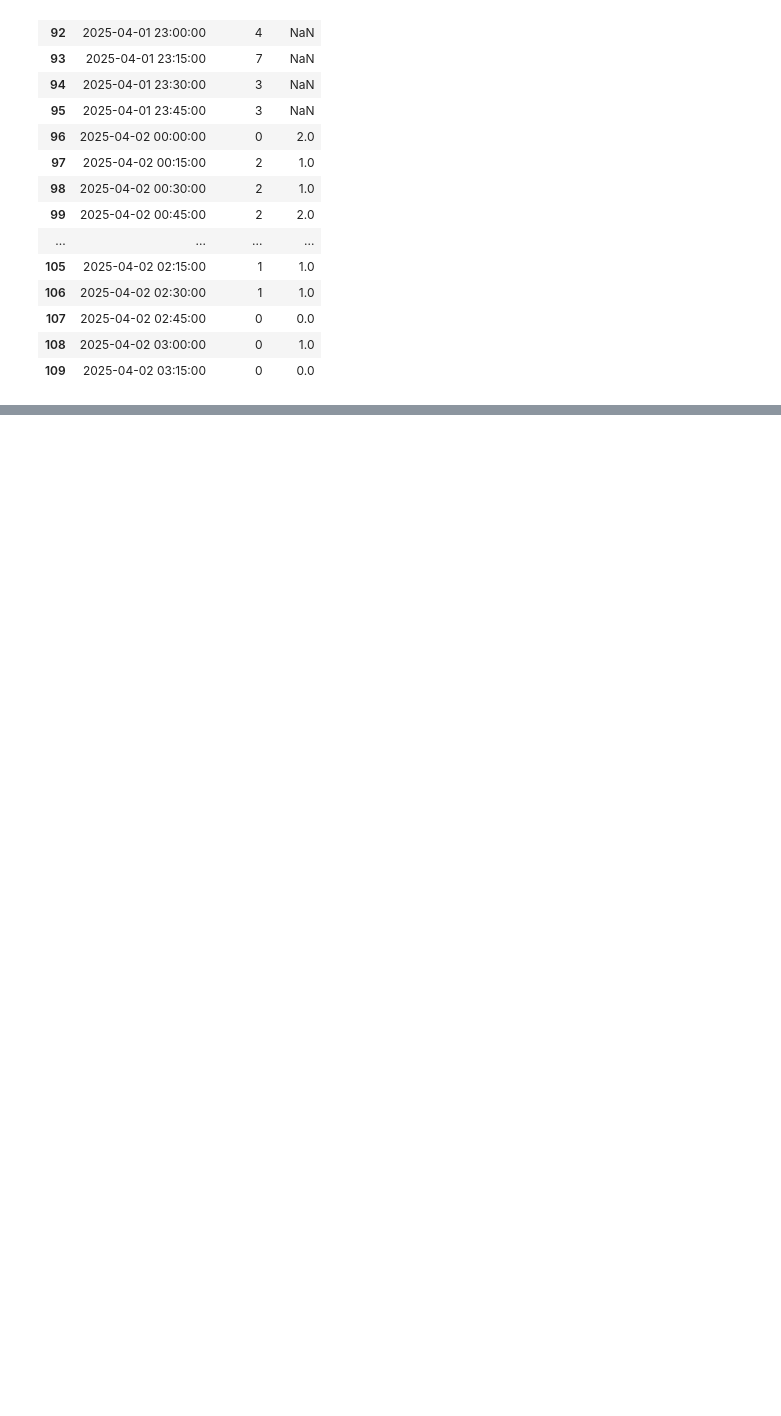
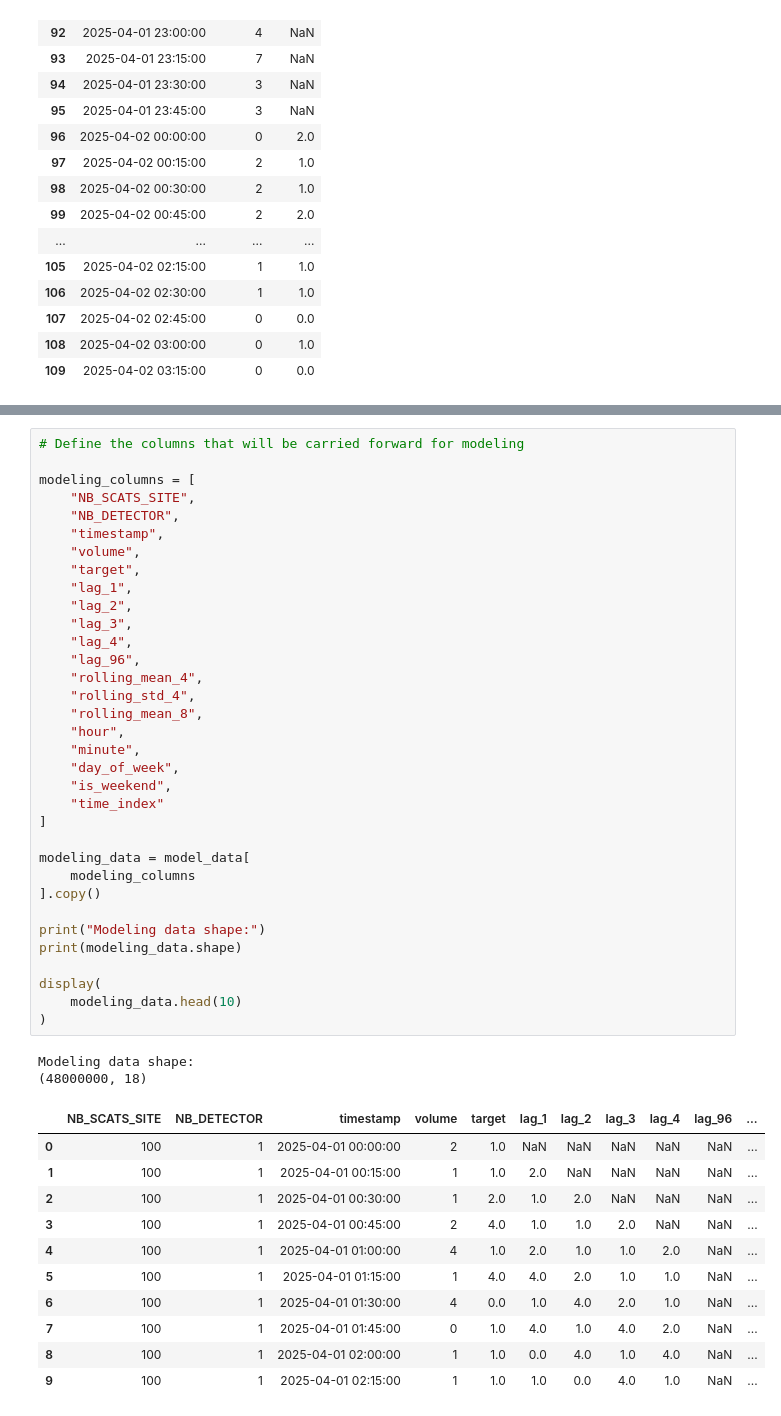
Before and after one commit to captainlevi1911/Smart_Traffic_Management, a Jupyter notebook: notebooks/03_temporal_structure.ipynb, the cells around one changed output, grey strips where cells are left out. Cells and saved outputs as stored; diff of their text form; blank space fills up the shorter version.

```diff
--- a/notebooks/03_temporal_structure.ipynb
+++ b/notebooks/03_temporal_structure.ipynb
@@ -3139,0 +3488,48 @@ The temporal analysis confirmed that:
+# %%
+# Define the columns that will be carried forward for modeling
+
+modeling_columns = [
+    "NB_SCATS_SITE",
+    "NB_DETECTOR",
+    "timestamp",
+    "volume",
+    "target",
+    "lag_1",
+    "lag_2",
+    "lag_3",
+    "lag_4",
+    "lag_96",
+    "rolling_mean_4",
+    "rolling_std_4",
+    "rolling_mean_8",
+    "hour",
+    "minute",
+    "day_of_week",
+    "is_weekend",
+    "time_index"
+]
+
+modeling_data = model_data[
+    modeling_columns
+].copy()
+
+print("Modeling data shape:")
+print(modeling_data.shape)
+
+display(
+    modeling_data.head(10)
+)
+# %% [output]
+Modeling data shape:
+(48000000, 18)
+|  | NB_SCATS_SITE | NB_DETECTOR | timestamp | volume | target | lag_1 | lag_2 | lag_3 | lag_4 | lag_96 | ... |
+| 0 | 100 | 1 | 2025-04-01 00:00:00 | 2 | 1.0 | NaN | NaN | NaN | NaN | NaN | ... |
+| 1 | 100 | 1 | 2025-04-01 00:15:00 | 1 | 1.0 | 2.0 | NaN | NaN | NaN | NaN | ... |
+| 2 | 100 | 1 | 2025-04-01 00:30:00 | 1 | 2.0 | 1.0 | 2.0 | NaN | NaN | NaN | ... |
+| 3 | 100 | 1 | 2025-04-01 00:45:00 | 2 | 4.0 | 1.0 | 1.0 | 2.0 | NaN | NaN | ... |
+| 4 | 100 | 1 | 2025-04-01 01:00:00 | 4 | 1.0 | 2.0 | 1.0 | 1.0 | 2.0 | NaN | ... |
+| 5 | 100 | 1 | 2025-04-01 01:15:00 | 1 | 4.0 | 4.0 | 2.0 | 1.0 | 1.0 | NaN | ... |
+| 6 | 100 | 1 | 2025-04-01 01:30:00 | 4 | 0.0 | 1.0 | 4.0 | 2.0 | 1.0 | NaN | ... |
+| 7 | 100 | 1 | 2025-04-01 01:45:00 | 0 | 1.0 | 4.0 | 1.0 | 4.0 | 2.0 | NaN | ... |
+| 8 | 100 | 1 | 2025-04-01 02:00:00 | 1 | 1.0 | 0.0 | 4.0 | 1.0 | 4.0 | NaN | ... |
+| 9 | 100 | 1 | 2025-04-01 02:15:00 | 1 | 1.0 | 1.0 | 0.0 | 4.0 | 1.0 | NaN | ... |
```
Also changed, not shown: parts of 11 cells of this notebook.
